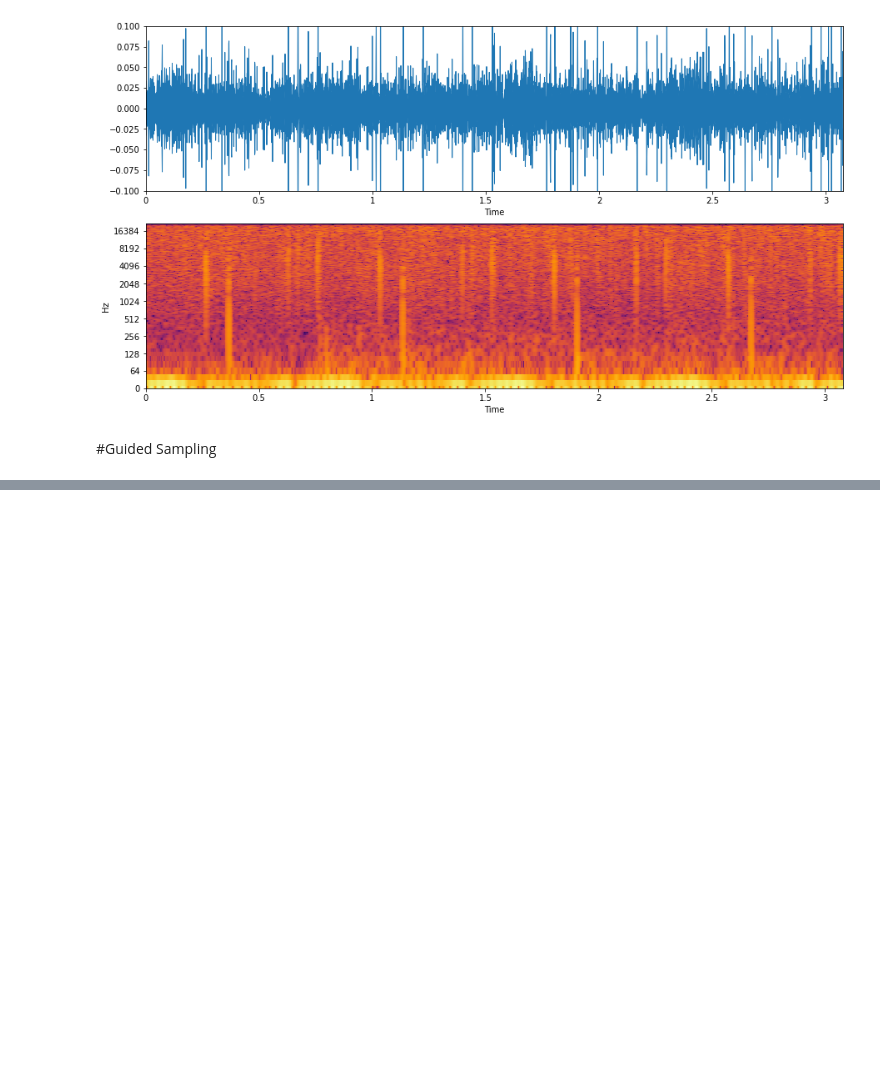
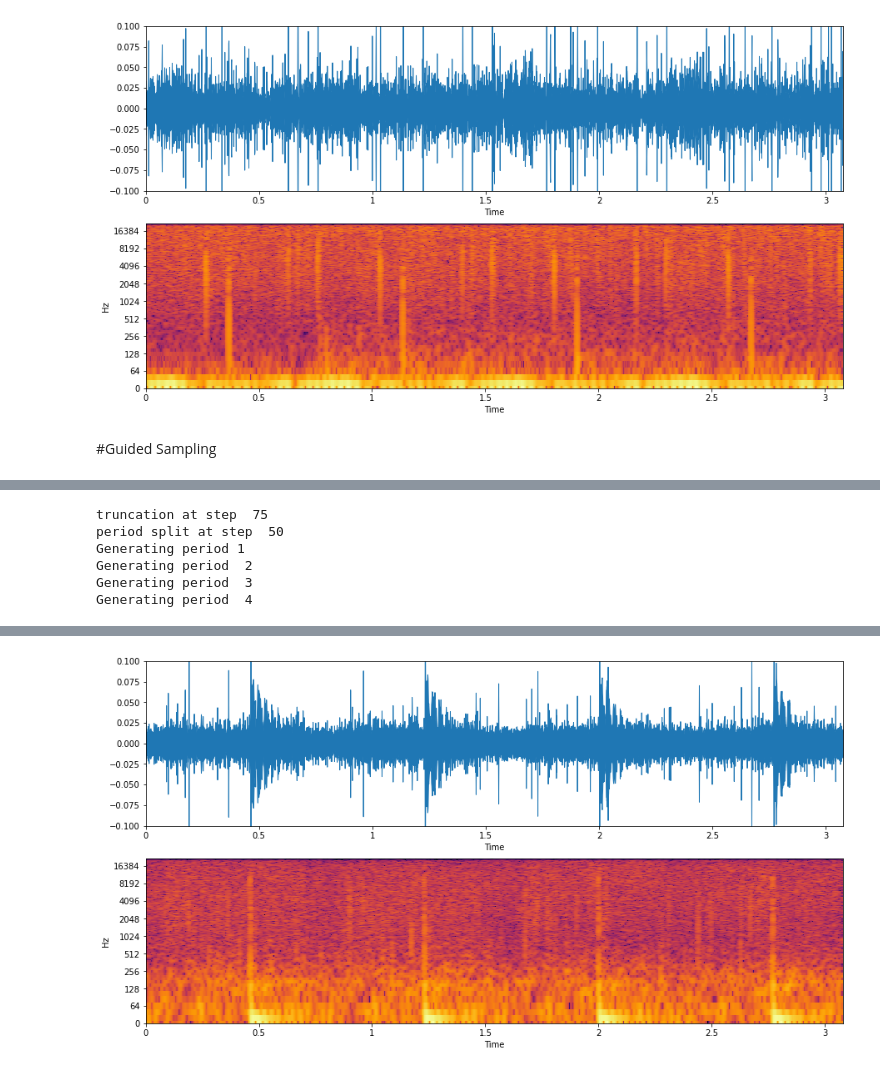
Before and after one commit to eloimoliner/gramophone_noise_synth, a Jupyter notebook: colab/demo.ipynb, the cells around one changed output, grey strips where cells are left out. Drawn from its saved outputs; the diff is of its cells as text; code cells hidden in the pictures; blank space fills up the shorter version.

```diff
--- a/colab/demo.ipynb
+++ b/colab/demo.ipynb
@@ -227,17 +235,26 @@ NameError: ignored
+# %%
+steps=150
+taup=1/3
+numperiods=4
+tau0=0.5
+
+
+xx=torch.from_numpy(noise_synth.x).to(device)
+xx=xx.unsqueeze(0)
+noises = sampler.predict_conditional(xx, steps ,numperiods, taup, tau0)
+# %% [output]
+truncation at step  75
+period split at step  50
+Generating period 1
+Generating period  2
+Generating period  3
+Generating period  4
 # %%
-sampler=GramophoneSampler(model,sde)
-
-steps=100
-t_period=1/3
-numperiods=4
-
-noise = sampler.predict_unconditional(steps,numperiods, t_period)
-
-##trying truncation
+#Plotting the results
 
 fig, axs = plt.subplots(2, 1, figsize=(15, 8))
 
-plotx2=noise[0].cpu().numpy()
+plotx2=noises[0].cpu().numpy()
 plotx2=plotx2/10
 
 librosa.display.waveplot(plotx2,sr=int(args.sample_rate),ax=axs[0])
@@ -247,3 +264,4 @@ plot_spec(plotx2, axs[1])
 
 plotx2[-1]=1
 ipd.Audio(plotx2, rate=int(args.sample_rate)) # load a NumPy array
+# %% [output]
@@ -249,0 +269 @@ ipd.Audio(plotx2, rate=int(args.sample_rate)) # load a NumPy array
+[figure, added]
```
Also changed, not shown: parts of 7 cells of this notebook.
